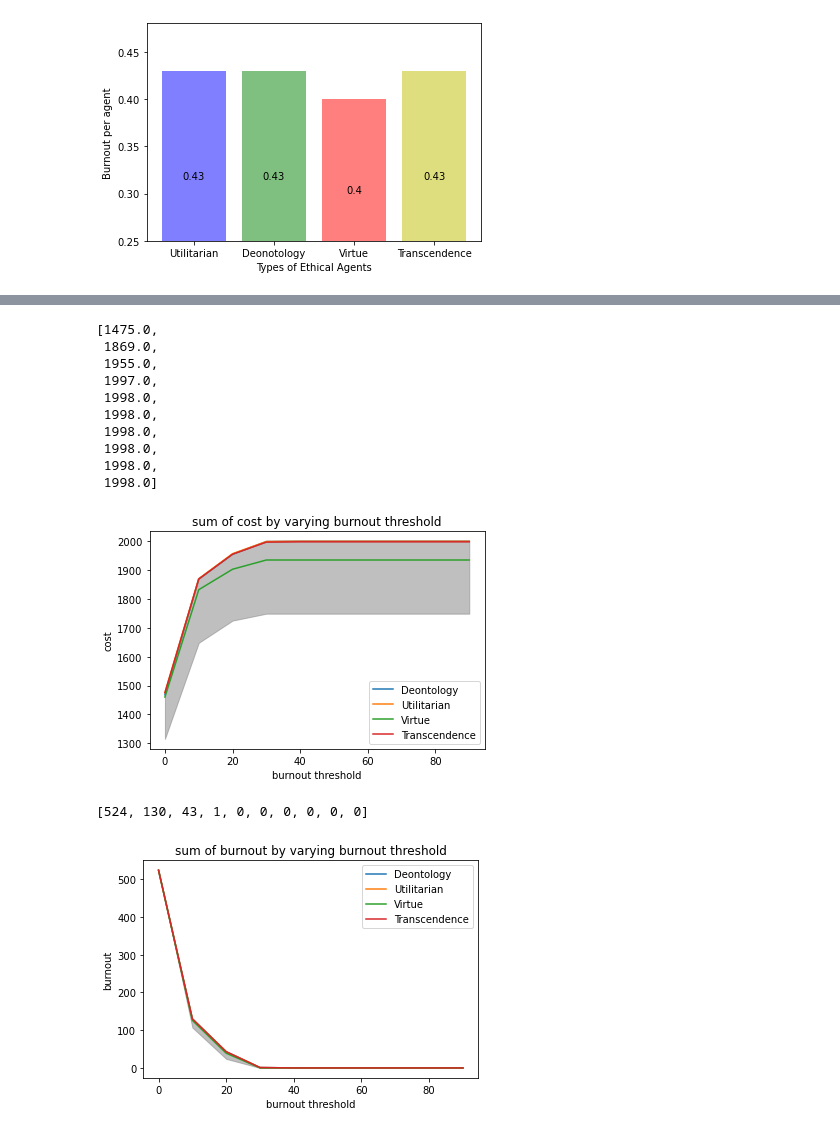
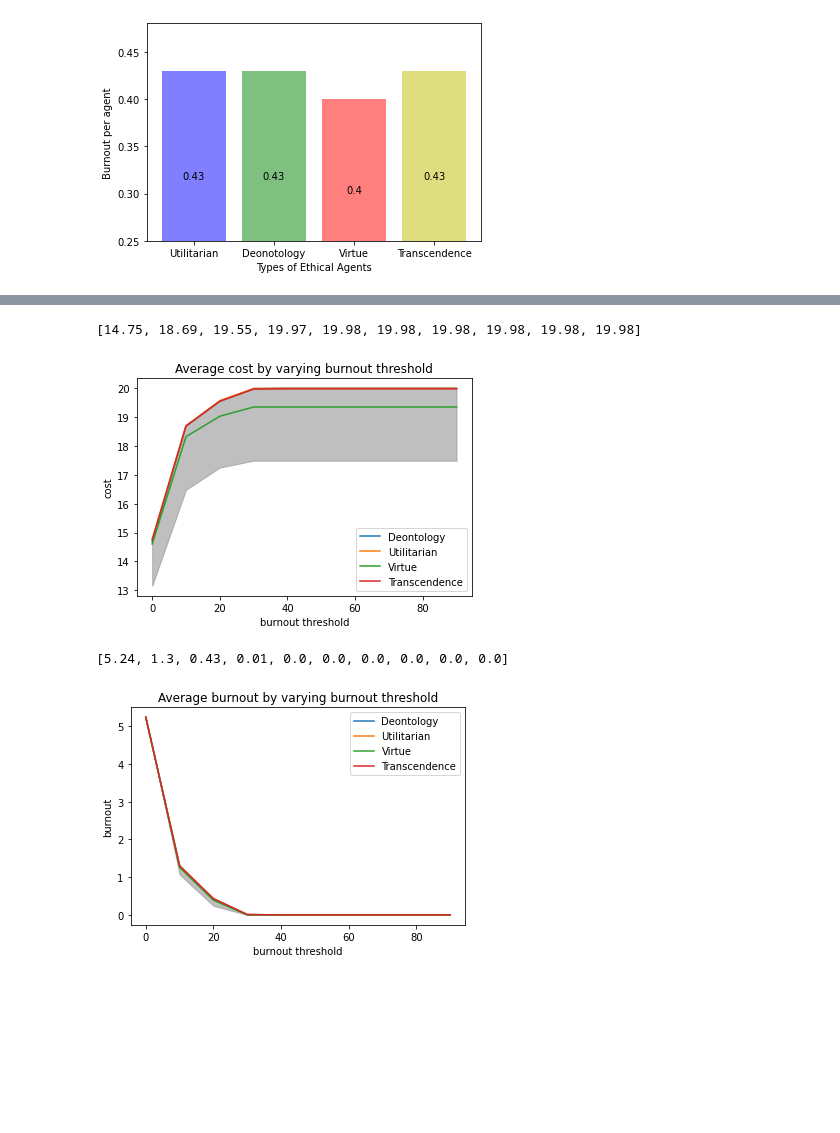
Before and after one commit to WSL-IIITB/SPECTRA, a Jupyter notebook: result_analysis.ipynb, the cells around one changed output, grey strips where cells are left out. Saved outputs shown, nothing was run; the diff lists cells and outputs as text; code cells hidden in the pictures; blank space fills up the shorter version.

```diff
--- a/result_analysis.ipynb
+++ b/result_analysis.ipynb
@@ -109,7 +111,7 @@ virtue_dict
   0.6000000000000001: <populationGraph.populationGraph at 0x...>,
   0.8: <populationGraph.populationGraph at 0x...>}}
 # %%
-trans_dict = pickle.load(open('pickle_files/AdvRatio/Transcendence.pkl', 'rb'))
+trans_dict = pickle.load(open('pickle_files/AdvRatio/Transcendence(0.5).pkl', 'rb'))
 trans_dict
 # %% [output]
 {'msgUtility': 10,
@@ -496,19 +535,10 @@ plotComparative_shaded(burnout_dict,burnout_trans_dict,"utility","burnout thresh
 # %%
-plotComparative_shaded(burnout_dict,burnout_trans_dict,"cost","burnout threshold")
+plotComparative_shaded(burnout_dict,burnout_trans_dict,"cost","burnout threshold",fig_label="burnout_thresh/cost",metric="mean")
 # %% [output]
-[1475.0,
- 1869.0,
- 1955.0,
- 1997.0,
- 1998.0,
- 1998.0,
- 1998.0,
- 1998.0,
- 1998.0,
- 1998.0]
+[14.75, 18.69, 19.55, 19.97, 19.98, 19.98, 19.98, 19.98, 19.98, 19.98]
-[figure, old version]
+[figure, new version]
 # %%
-plotComparative_shaded(burnout_dict,burnout_trans_dict,"burnout","burnout threshold")
+plotComparative_shaded(burnout_dict,burnout_trans_dict,"burnout","burnout threshold",fig_label="burnout_thresh/burnout",metric="mean")
 # %% [output]
-[524, 130, 43, 1, 0, 0, 0, 0, 0, 0]
+[5.24, 1.3, 0.43, 0.01, 0.0, 0.0, 0.0, 0.0, 0.0, 0.0]
-[figure, old version]
+[figure, new version]
```
Also changed, not shown: parts of 28 cells of this notebook, 31 other files.
